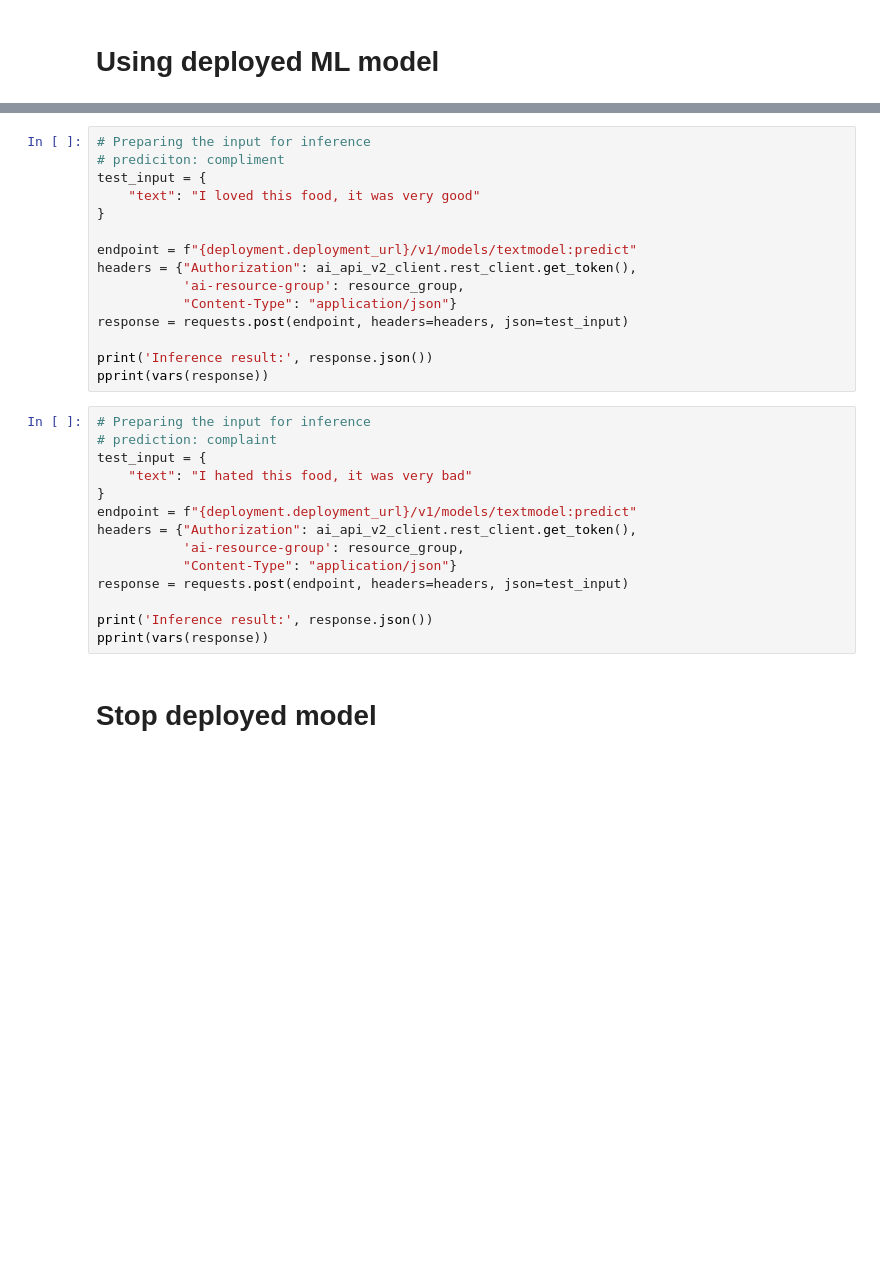
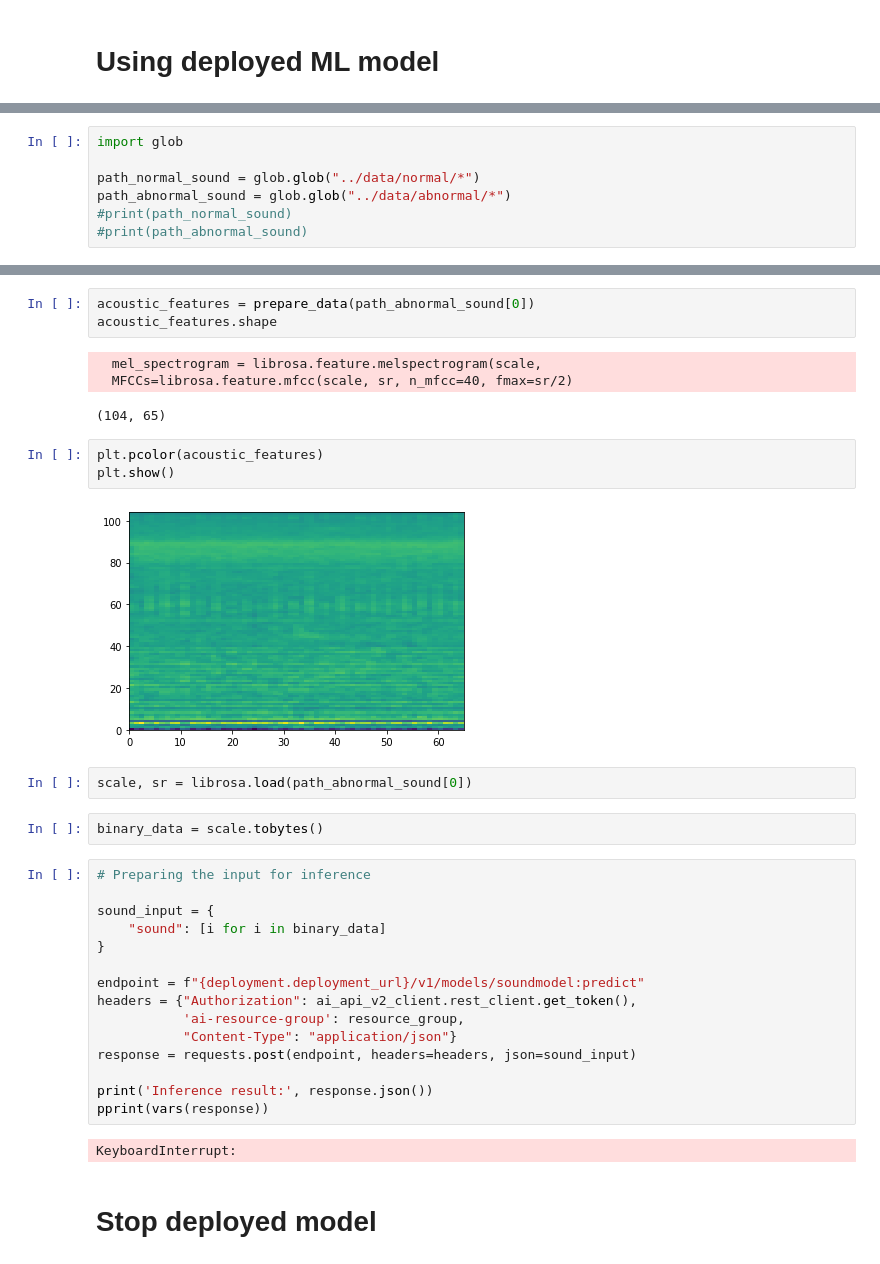
Before and after one commit to SAP-samples/btp-ai-sustainability-bootcamp, a Jupyter notebook: src/ai-models/predictive-maintenance/notebooks/main.ipynb, the cells around one changed output, grey strips where cells are left out. Saved outputs shown, nothing was run; the diff lists cells and outputs as text; blank space fills up the shorter version.

```diff
--- a/src/ai-models/predictive-maintenance/notebooks/main.ipynb
+++ b/src/ai-models/predictive-maintenance/notebooks/main.ipynb
@@ -436,0 +459,7 @@ time.sleep(10)
+# %%
+import glob
+
+path_normal_sound = glob.glob("../data/normal/*")
+path_abnormal_sound = glob.glob("../data/abnormal/*")
+#print(path_normal_sound)
+#print(path_abnormal_sound)
@@ -437,32 +483,36 @@ time.sleep(10)
+# %%
+acoustic_features = prepare_data(path_abnormal_sound[0])
+acoustic_features.shape
+# %% [output]
+  mel_spectrogram = librosa.feature.melspectrogram(scale,
+  MFCCs=librosa.feature.mfcc(scale, sr, n_mfcc=40, fmax=sr/2)
+(104, 65)
+# %%
+plt.pcolor(acoustic_features)
+plt.show()
+# %% [output]
+[figure, added]
+# %%
+scale, sr = librosa.load(path_abnormal_sound[0])
+# %%
+binary_data = scale.tobytes()
 # %%
 # Preparing the input for inference
-# prediciton: compliment
-test_input = {
-    "text": "I loved this food, it was very good"
+
+sound_input = {
+    "sound": [i for i in binary_data]
 }
 
-endpoint = f"{deployment.deployment_url}/v1/models/textmodel:predict"
+endpoint = f"{deployment.deployment_url}/v1/models/soundmodel:predict"
 headers = {"Authorization": ai_api_v2_client.rest_client.get_token(),
            'ai-resource-group': resource_group,
            "Content-Type": "application/json"}
-response = requests.post(endpoint, headers=headers, json=test_input)
+response = requests.post(endpoint, headers=headers, json=sound_input)
 
 print('Inference result:', response.json())
 pprint(vars(response))
+# %% [output]
+KeyboardInterrupt:
-# %%
-# Preparing the input for inference
-# prediction: complaint
-test_input = {
-    "text": "I hated this food, it was very bad"
-}
-endpoint = f"{deployment.deployment_url}/v1/models/textmodel:predict"
-headers = {"Authorization": ai_api_v2_client.rest_client.get_token(),
-           'ai-resource-group': resource_group,
-           "Content-Type": "application/json"}
-response = requests.post(endpoint, headers=headers, json=test_input)
-
-print('Inference result:', response.json())
-pprint(vars(response))
 # %% [markdown]
 # Stop deployed model
 # %%
```
Also changed, not shown: parts of 25 cells of this notebook, 2 other files.
